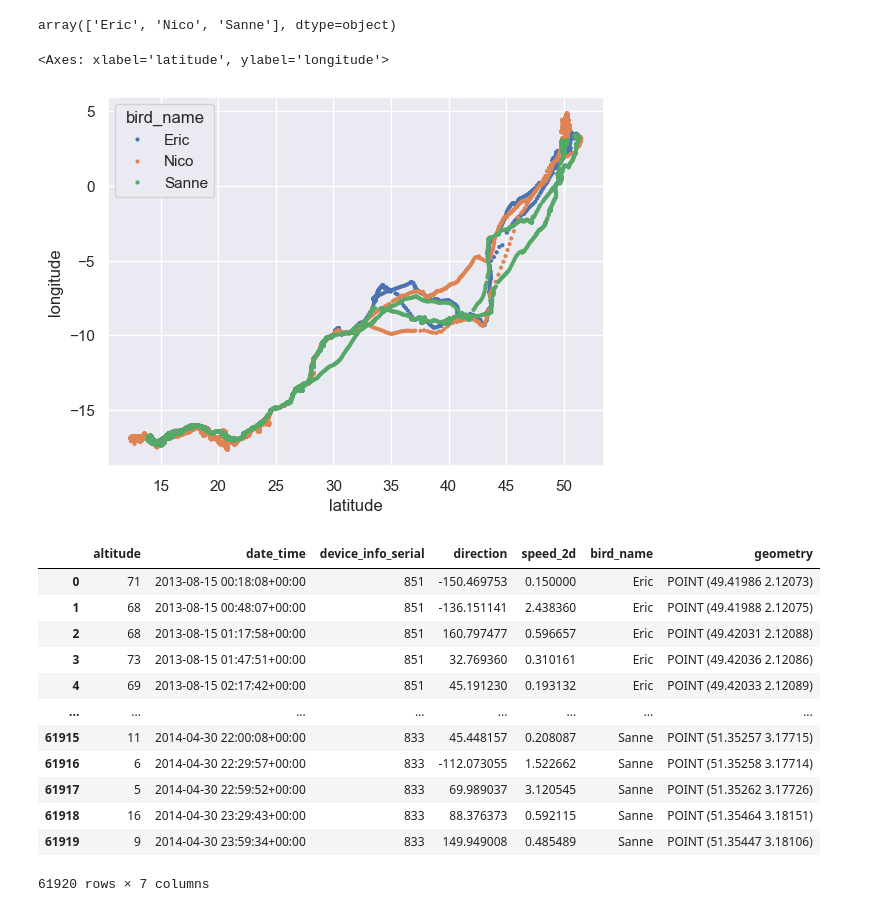
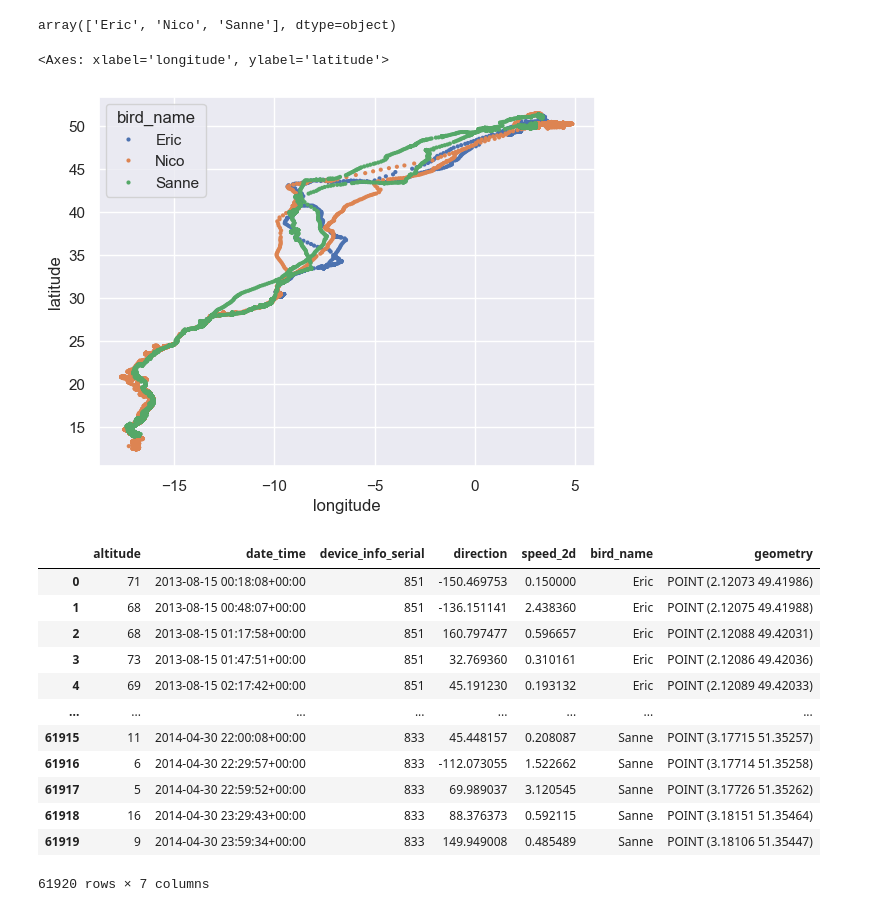
Before and after one commit to MattMacCollum/Bird-Migration, a Jupyter notebook: migration_notebook.ipynb, the cells around one changed output. Drawn from its saved outputs; the diff is of its cells as text; code cells hidden in the pictures.

Commit message:
Updated plotting

```diff
--- a/migration_notebook.ipynb
+++ b/migration_notebook.ipynb
@@ -88,26 +92,26 @@ dat['bird_name'].unique()
 # %% [output]
 array(['Eric', 'Nico', 'Sanne'], dtype=object)
 # %%
-sns.scatterplot(data=dat, x='latitude', y='longitude', hue='bird_name', edgecolor='none', marker='.')
+sns.scatterplot(data=dat, x='longitude', y='latitude', hue='bird_name', edgecolor='none', marker='.')
 # %% [output]
-<Axes: xlabel='latitude', ylabel='longitude'>
+<Axes: xlabel='longitude', ylabel='latitude'>
-[figure, old version]
+[figure, new version]
 # %%
-gdf = gpd.GeoDataFrame(dat.drop(['latitude', 'longitude'], axis=1), crs={'init': 'epsg:4326'},
-geometry=dat.apply(lambda row: shapely.geometry.Point((row.latitude, row.longitude)), axis=1))
+gdf = gpd.GeoDataFrame(dat.drop(['longitude', 'latitude'], axis=1), crs={'init': 'epsg:4326'},
+geometry=dat.apply(lambda row: shapely.geometry.Point((row.longitude, row.latitude)), axis=1))
 
 gdf
 # %% [output]
 |  | altitude | date_time | device_info_serial | direction | speed_2d | bird_name | geometry |
-| 0 | 71 | 2013-08-15 00:18:08+00:00 | 851 | -150.469753 | 0.150000 | Eric | POINT (49.41986 2.12073) |
-| 1 | 68 | 2013-08-15 00:48:07+00:00 | 851 | -136.151141 | 2.438360 | Eric | POINT (49.41988 2.12075) |
-| 2 | 68 | 2013-08-15 01:17:58+00:00 | 851 | 160.797477 | 0.596657 | Eric | POINT (49.42031 2.12088) |
-| 3 | 73 | 2013-08-15 01:47:51+00:00 | 851 | 32.769360 | 0.310161 | Eric | POINT (49.42036 2.12086) |
-| 4 | 69 | 2013-08-15 02:17:42+00:00 | 851 | 45.191230 | 0.193132 | Eric | POINT (49.42033 2.12089) |
+| 0 | 71 | 2013-08-15 00:18:08+00:00 | 851 | -150.469753 | 0.150000 | Eric | POINT (2.12073 49.41986) |
+| 1 | 68 | 2013-08-15 00:48:07+00:00 | 851 | -136.151141 | 2.438360 | Eric | POINT (2.12075 49.41988) |
+| 2 | 68 | 2013-08-15 01:17:58+00:00 | 851 | 160.797477 | 0.596657 | Eric | POINT (2.12088 49.42031) |
+| 3 | 73 | 2013-08-15 01:47:51+00:00 | 851 | 32.769360 | 0.310161 | Eric | POINT (2.12086 49.42036) |
+| 4 | 69 | 2013-08-15 02:17:42+00:00 | 851 | 45.191230 | 0.193132 | Eric | POINT (2.12089 49.42033) |
 | ... | ... | ... | ... | ... | ... | ... | ... |
-| 61915 | 11 | 2014-04-30 22:00:08+00:00 | 833 | 45.448157 | 0.208087 | Sanne | POINT (51.35257 3.17715) |
-| 61916 | 6 | 2014-04-30 22:29:57+00:00 | 833 | -112.073055 | 1.522662 | Sanne | POINT (51.35258 3.17714) |
-| 61917 | 5 | 2014-04-30 22:59:52+00:00 | 833 | 69.989037 | 3.120545 | Sanne | POINT (51.35262 3.17726) |
-| 61918 | 16 | 2014-04-30 23:29:43+00:00 | 833 | 88.376373 | 0.592115 | Sanne | POINT (51.35464 3.18151) |
-| 61919 | 9 | 2014-04-30 23:59:34+00:00 | 833 | 149.949008 | 0.485489 | Sanne | POINT (51.35447 3.18106) |
+| 61915 | 11 | 2014-04-30 22:00:08+00:00 | 833 | 45.448157 | 0.208087 | Sanne | POINT (3.17715 51.35257) |
+| 61916 | 6 | 2014-04-30 22:29:57+00:00 | 833 | -112.073055 | 1.522662 | Sanne | POINT (3.17714 51.35258) |
+| 61917 | 5 | 2014-04-30 22:59:52+00:00 | 833 | 69.989037 | 3.120545 | Sanne | POINT (3.17726 51.35262) |
+| 61918 | 16 | 2014-04-30 23:29:43+00:00 | 833 | 88.376373 | 0.592115 | Sanne | POINT (3.18151 51.35464) |
+| 61919 | 9 | 2014-04-30 23:59:34+00:00 | 833 | 149.949008 | 0.485489 | Sanne | POINT (3.18106 51.35447) |
 61920 rows × 7 columns
```
Also changed, not shown: parts of 8 cells of this notebook.
